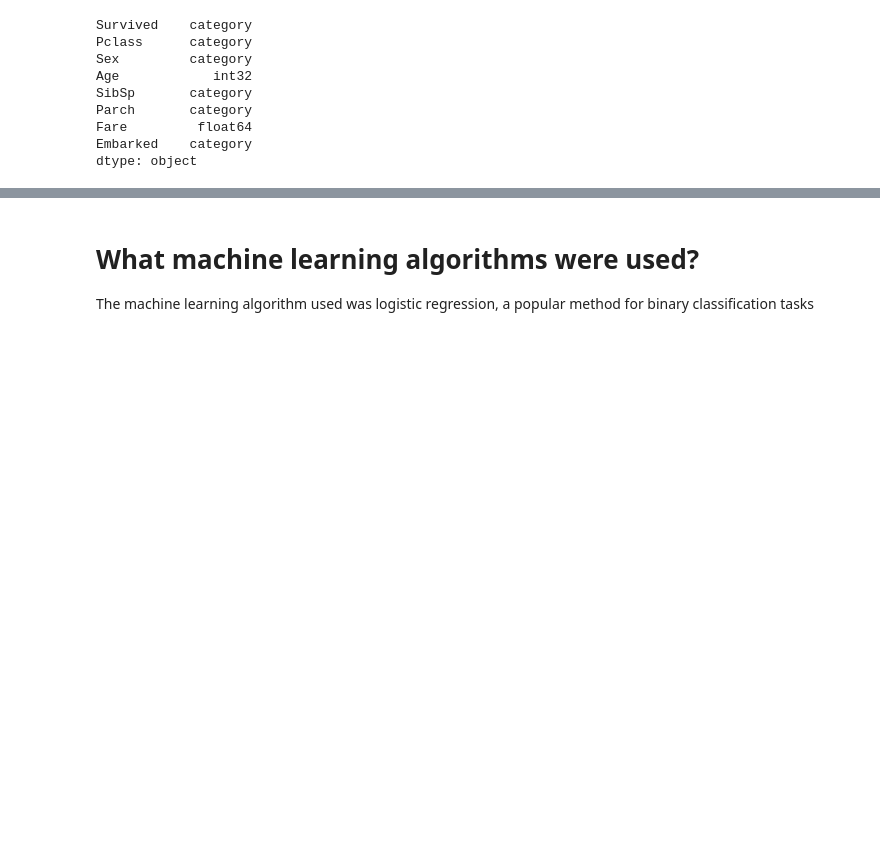
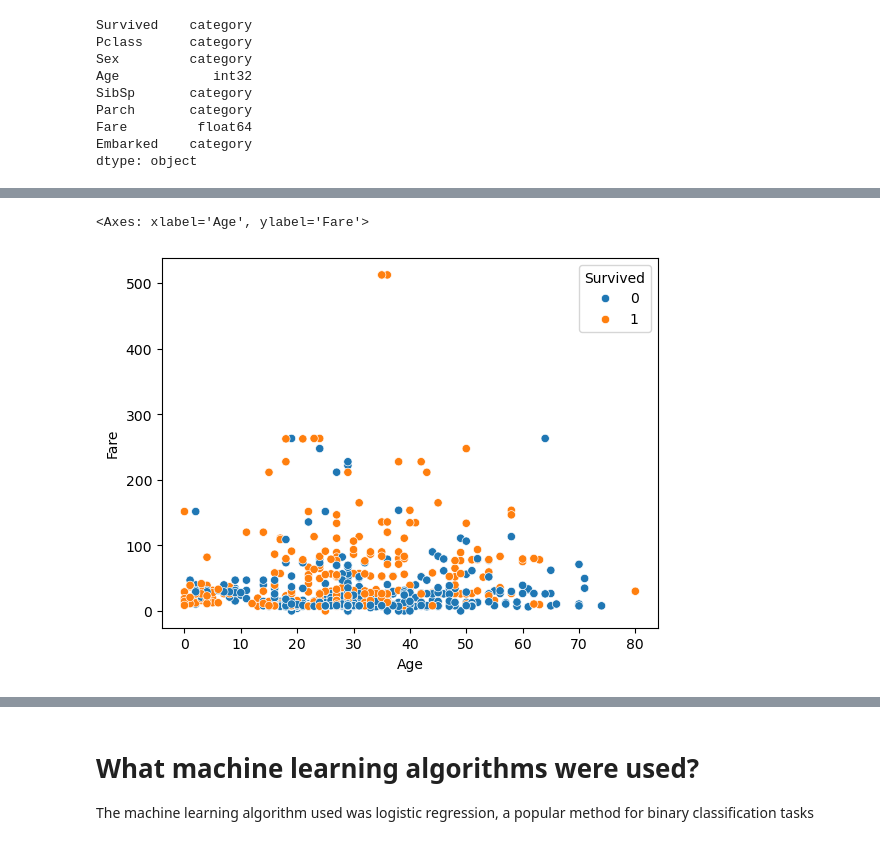
Before and after one commit to koto253/Data_Science_Portfolio, a Jupyter notebook: Titanic_Data_Analysis/titanic_data_analysis.ipynb, the cells around one changed output, grey strips where cells are left out. Cells and saved outputs as stored; diff of their text form; code cells hidden in the pictures; blank space fills up the shorter version.

```diff
--- a/Titanic_Data_Analysis/titanic_data_analysis.ipynb
+++ b/Titanic_Data_Analysis/titanic_data_analysis.ipynb
@@ -268,0 +273,2 @@ df = pd.get_dummies(df, columns=['Sex', 'Embarked'], drop_first=True)
+# %%
+cleaned_df = Survived
@@ -268,0 +277,8 @@ df = pd.get_dummies(df, columns=['Sex', 'Embarked'], drop_first=True)
+# %%
+ml_df = cleaned_df
+# %%
+# Create the engine_codes variable by encoding engine_size
+ml_df['Sex'] = ml_df['Sex'].cat.codes
+# %%
+# Create the engine_codes variable by encoding engine_size
+ml_df['Embarked_encoded'] = ml_df['Embarked'].cat.codes
@@ -268,0 +307,5 @@ df = pd.get_dummies(df, columns=['Sex', 'Embarked'], drop_first=True)
+# %%
+sns.scatterplot(data= ml_df, x='Age', y='Fare', hue='Survived')
+# %% [output]
+<Axes: xlabel='Age', ylabel='Fare'>
+[figure, added]
```
Also changed, not shown: parts of 15 cells of this notebook.
